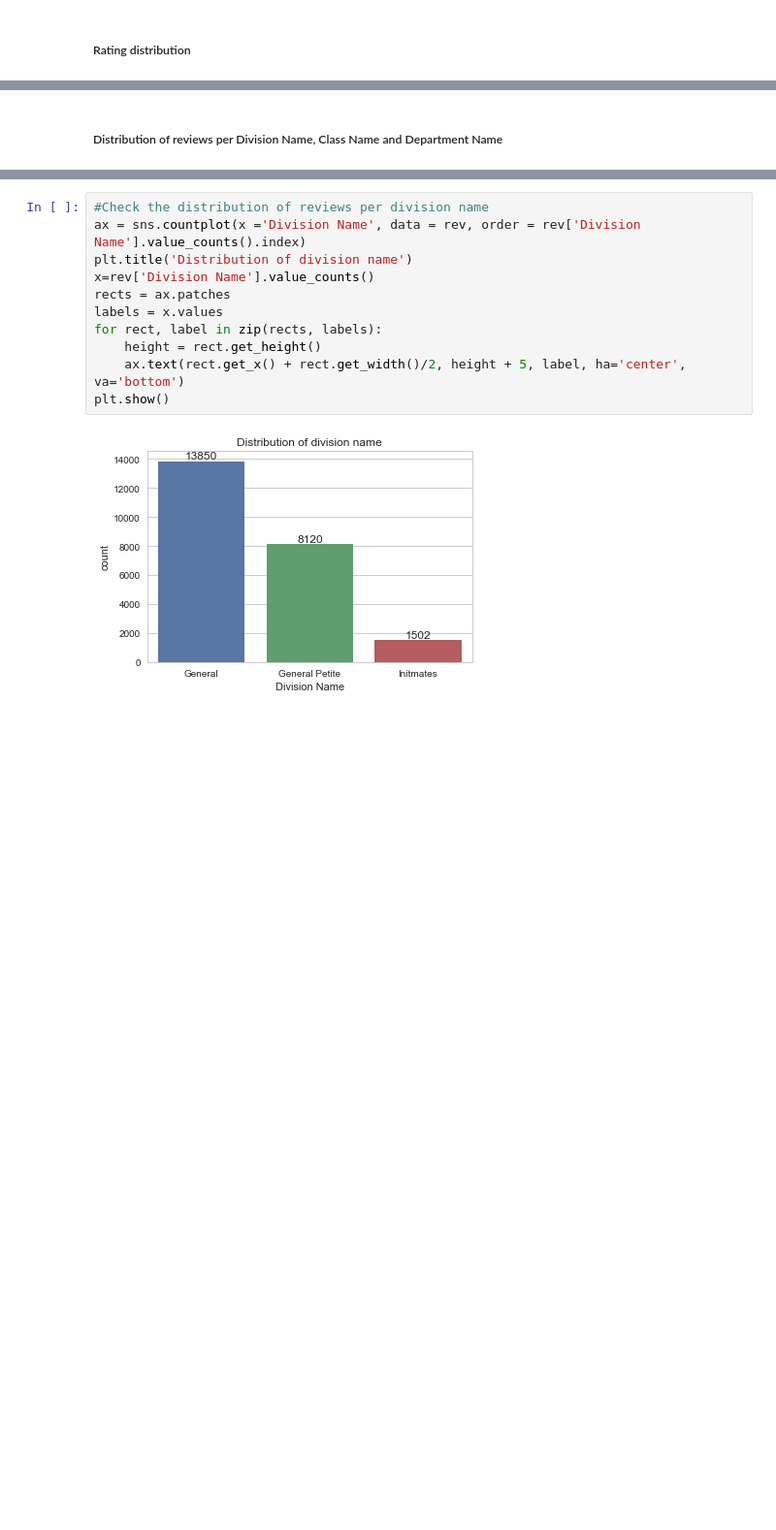
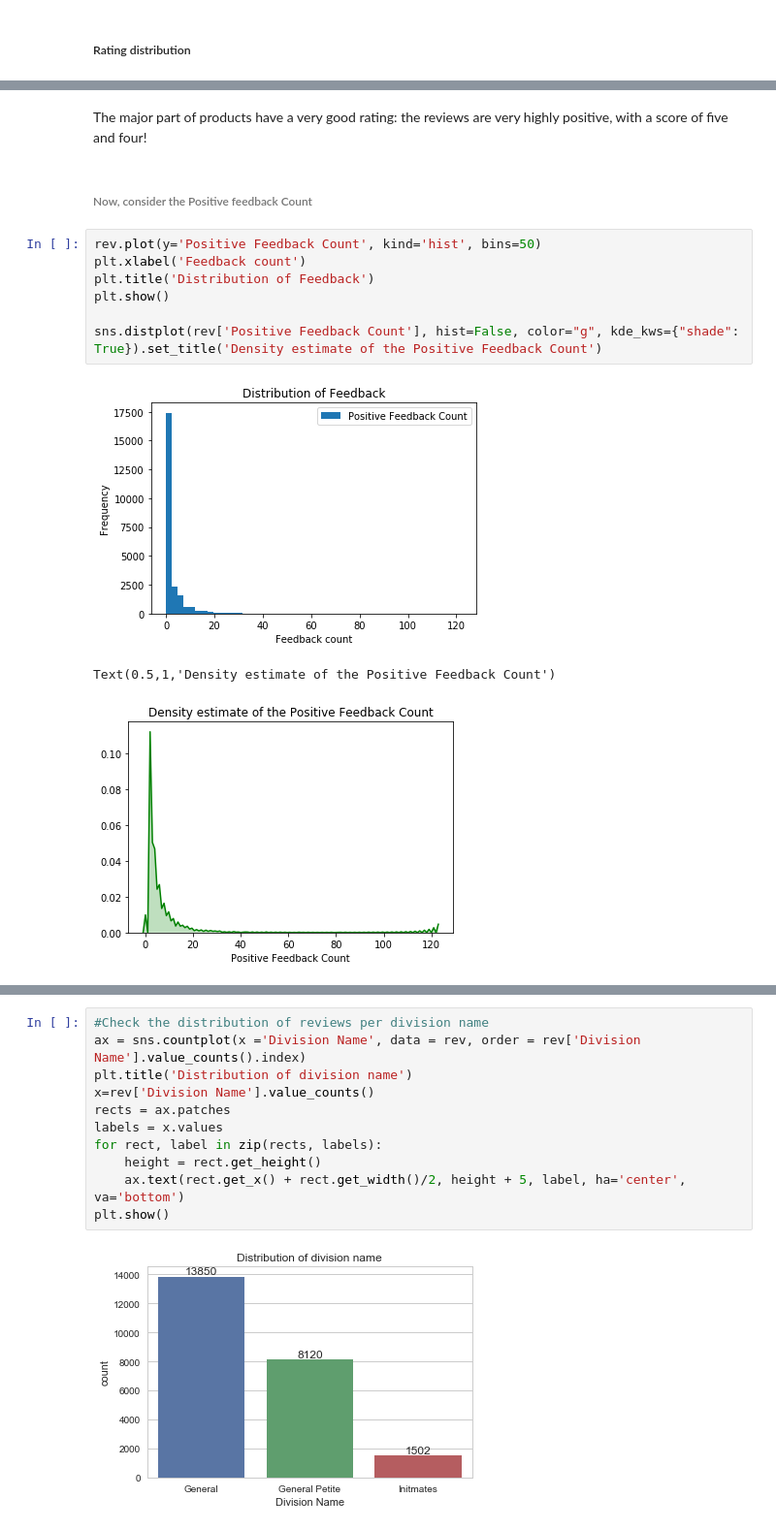
Before and after one commit to LisaB83/Analysis-on-e-commerce-reviews, a Jupyter notebook: Capstone_Project_EDA.ipynb, the cells around one changed output, grey strips where cells are left out. Shown at 97% size. Saved outputs shown, nothing was run; the diff lists cells and outputs as text; blank space fills up the shorter version.

```diff
--- a/Capstone_Project_EDA.ipynb
+++ b/Capstone_Project_EDA.ipynb
@@ -371,2 +128,15 @@ Text(0.5,1,'Distribution of rating')
-# %% [markdown]
-##### Distribution of reviews per Division Name, Class Name and Department Name
+# %% [markdown]
+The major part of products have a very good rating: the reviews are very highly positive, with a score of five and four!
+# %% [markdown]
+###### Now, consider the Positive feedback Count
+# %%
+rev.plot(y='Positive Feedback Count', kind='hist', bins=50)
+plt.xlabel('Feedback count')
+plt.title('Distribution of Feedback')
+plt.show()
+
+sns.distplot(rev['Positive Feedback Count'], hist=False, color="g", kde_kws={"shade": True}).set_title('Density estimate of the Positive Feedback Count')
+# %% [output]
+[figure, added]
+Text(0.5,1,'Density estimate of the Positive Feedback Count')
+[figure, added]
```
Also changed, not shown: parts of 95 cells of this notebook.
